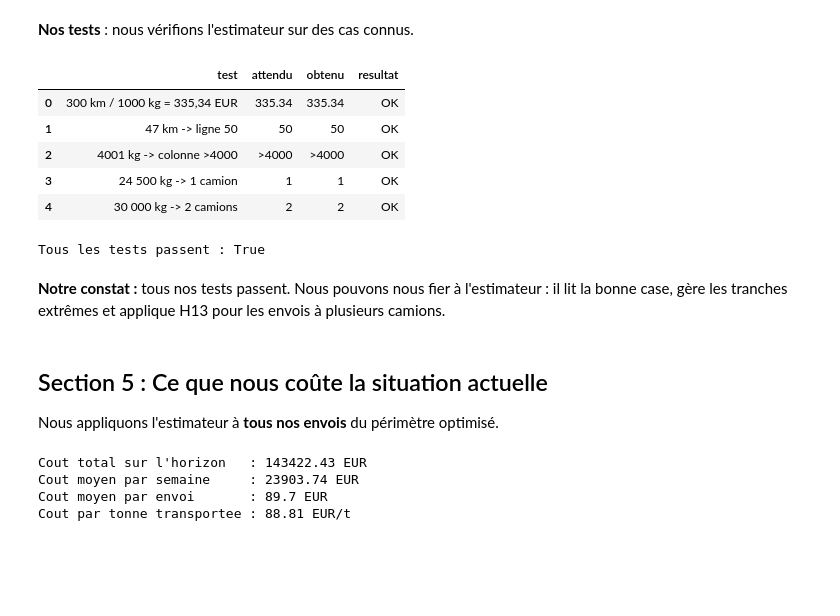
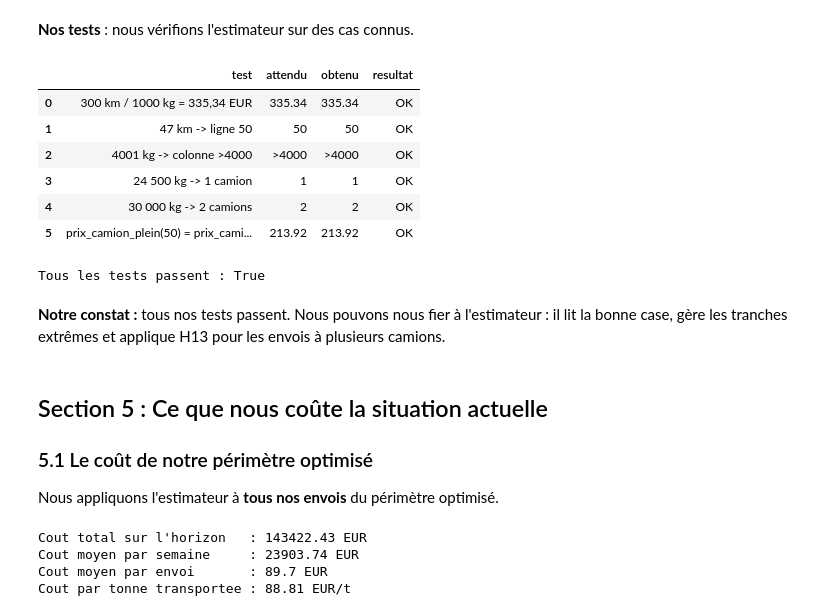
Before and after one commit to FlorentinBIAOU/Projet-IA, a Jupyter notebook: notebooks/milestone2.ipynb, the cells around one changed output. Saved outputs shown, nothing was run; the diff lists cells and outputs as text; code cells hidden in the pictures; blank space fills up the shorter version.

```diff
--- a/notebooks/milestone2.ipynb
+++ b/notebooks/milestone2.ipynb
@@ -369,6 +492,11 @@ def prix_camion(ligne_grille, poids_kg, grille_prix):
     ligne = str(int(float(ligne_grille)))
     return float(grille_prix.loc[ligne, tranche_poids(poids_kg)])
 
+def prix_camion_plein(ligne_grille, grille_prix):
+    """Prix d'un camion plein : colonne '>4000' sur cette ligne de grille (utilise par H16)."""
+    ligne = str(int(float(ligne_grille)))
+    return float(grille_prix.loc[ligne, ">4000"])
+
 def cout_envoi(poids, volume, ligne_grille, grille_prix):
     """Cout d'un envoi (H13) : camions pleins au tarif >4000 + dernier camion au poids restant."""
     n = nb_camions(poids, volume)
@@ -440,22 +568,25 @@ lourd est bien facturé en deux camions (H13).
 # %%
 cas = [
     ("300 km / 1000 kg = 335,34 EUR", 335.34, round(cout_envoi(1000, 1.0, 300, grille_prix), 2)),
     ("47 km -> ligne 50", "50", ligne_depuis_distance(47)),
     ("4001 kg -> colonne >4000", ">4000", tranche_poids(4001)),
     ("24 500 kg -> 1 camion", 1, nb_camions(24500, 0)),
     ("30 000 kg -> 2 camions", 2, nb_camions(30000, 0)),
+    ("prix_camion_plein(50) = prix_camion(50, 24 500)",
+     round(prix_camion("50", 24500, grille_prix), 2), round(prix_camion_plein("50", grille_prix), 2)),
 ]
 tests = pd.DataFrame([{"test": t, "attendu": a, "obtenu": o,
                        "resultat": "OK" if a == o else "ECHEC"} for t, a, o in cas])
 display(tests)
 print("Tous les tests passent :", bool((tests["resultat"] == "OK").all()))
 # %% [output]
 |  | test | attendu | obtenu | resultat |
 | 0 | 300 km / 1000 kg = 335,34 EUR | 335.34 | 335.34 | OK |
 | 1 | 47 km -> ligne 50 | 50 | 50 | OK |
 | 2 | 4001 kg -> colonne >4000 | >4000 | >4000 | OK |
 | 3 | 24 500 kg -> 1 camion | 1 | 1 | OK |
 | 4 | 30 000 kg -> 2 camions | 2 | 2 | OK |
+| 5 | prix_camion_plein(50) = prix_cami... | 213.92 | 213.92 | OK |
 Tous les tests passent : True
 # %% [markdown]
 **Notre constat :** tous nos tests passent. Nous pouvons nous fier à
@@ -464,6 +595,8 @@ pour les envois à plusieurs camions.
 # %% [markdown]
 ## Section 5 : Ce que nous coûte la situation actuelle
 
+### 5.1 Le coût de notre périmètre optimisé
+
 Nous appliquons l'estimateur à **tous nos envois** du périmètre optimisé.
 # %%
 envois["cout"] = [cout_envoi(p, v, l, grille_prix)
```
Also changed, not shown: parts of 32 cells of this notebook, 2 other files.
